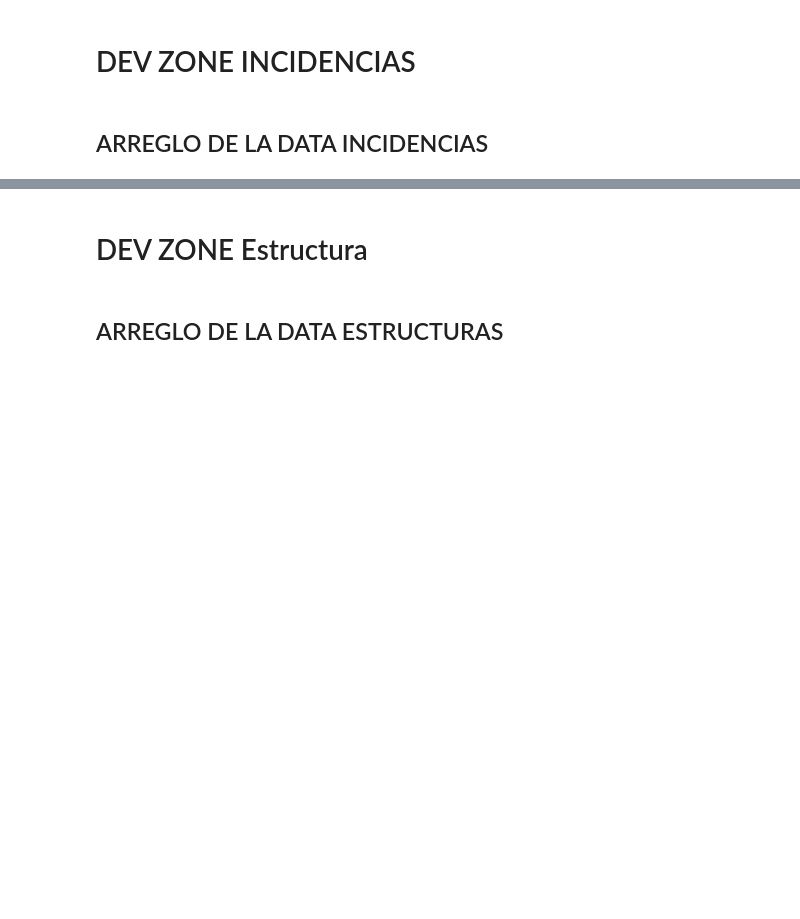
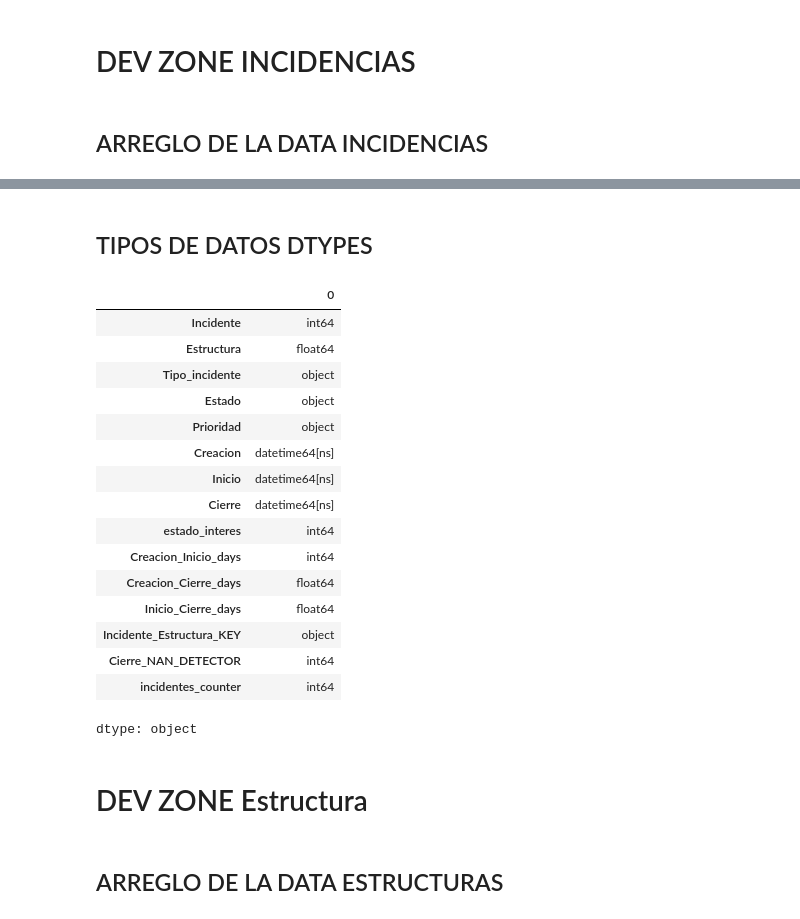
Before and after one commit to WMARBAR/CProgram_incidencias, a Jupyter notebook: constructor4_proyecto_II.ipynb, the cells around one changed output, grey strips where cells are left out. Cells and saved outputs as stored; diff of their text form; code cells hidden in the pictures; blank space fills up the shorter version.

```diff
--- a/constructor4_proyecto_II.ipynb
+++ b/constructor4_proyecto_II.ipynb
@@ -322,3 +411,25 @@ dtype: int64
+# %% [markdown]
+## TIPOS DE DATOS DTYPES
+# %%
+df_incidentes.dtypes
+# %% [output]
+|  | 0 |
+| Incidente | int64 |
+| Estructura | float64 |
+| Tipo_incidente | object |
+| Estado | object |
+| Prioridad | object |
+| Creacion | datetime64[ns] |
+| Inicio | datetime64[ns] |
+| Cierre | datetime64[ns] |
+| estado_interes | int64 |
+| Creacion_Inicio_days | int64 |
+| Creacion_Cierre_days | float64 |
+| Inicio_Cierre_days | float64 |
+| Incidente_Estructura_KEY | object |
+| Cierre_NAN_DETECTOR | int64 |
+| incidentes_counter | int64 |
+dtype: object
 # %% [markdown]
 # DEV ZONE Estructura
 # %% [markdown]
```
Also changed, not shown: parts of 15 cells of this notebook.
